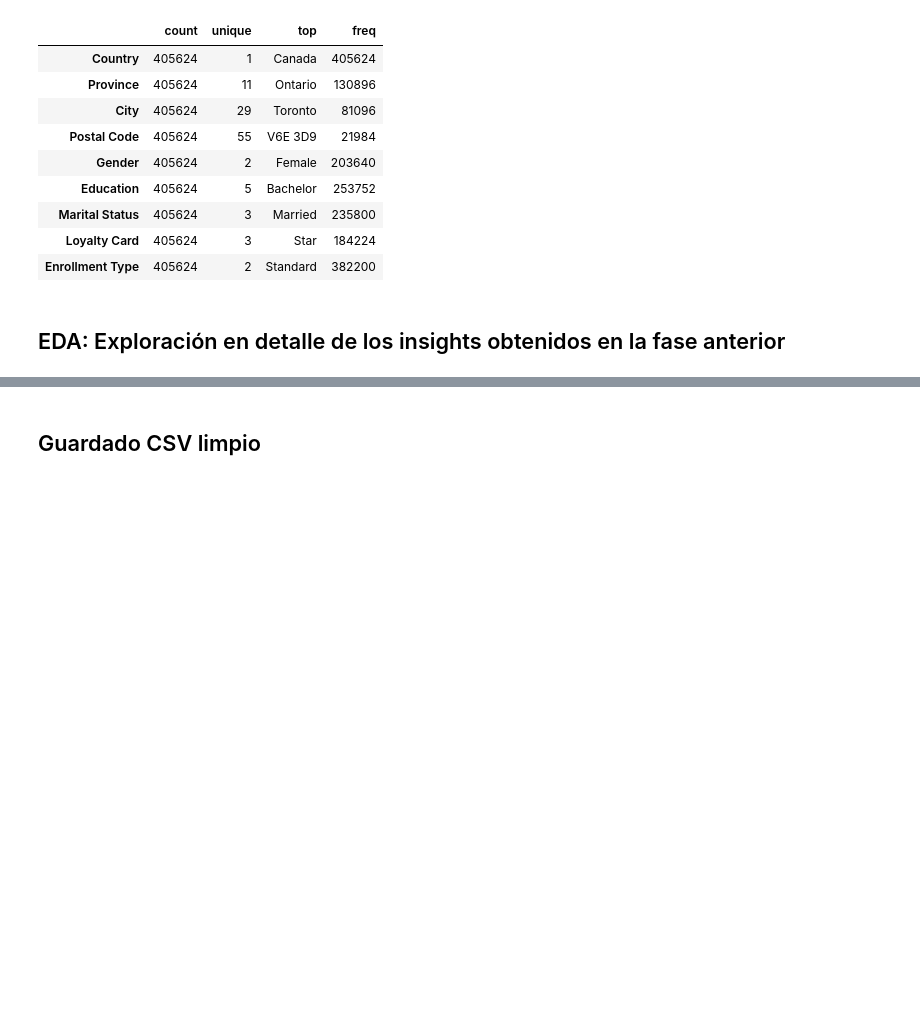
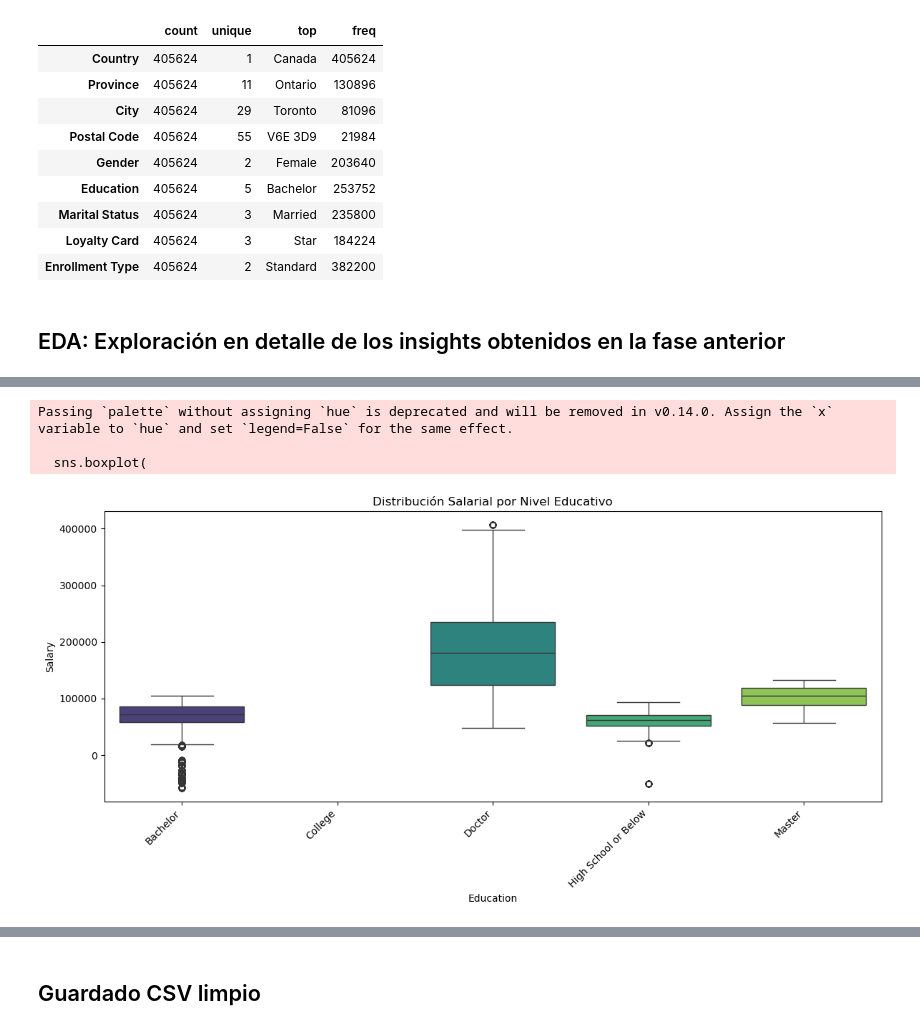
Before and after one commit to Adalab/bda-modulo-3-evaluacion-final-micaelalafratta, a Jupyter notebook: modulo-3-evaluacion-final-micaelalafratta.ipynb, the cells around one changed output, grey strips where cells are left out. Cells and saved outputs as stored; diff of their text form; code cells hidden in the pictures; blank space fills up the shorter version.

```diff
--- a/modulo-3-evaluacion-final-micaelalafratta.ipynb
+++ b/modulo-3-evaluacion-final-micaelalafratta.ipynb
@@ -458,0 +497,22 @@ if nulos_restantes > 0:
+# %%
+#Relación entre Salary y Education
+plt.figure(figsize=(12, 6))
+# Usamos una paleta diferente para las múltiples categorías de Education
+sns.boxplot(
+    data=df_merged.sort_values('Education'), # Opcional: ordenar para mejor visualización
+    x='Education',
+    y='Salary',
+    palette=sns.color_palette("viridis", n_colors=len(df_merged['Education'].unique()))
+)
+plt.title('Distribución Salarial por Nivel Educativo')
+plt.xticks(rotation=45, ha='right') # Rotar etiquetas del eje X para mejor lectura
+plt.tight_layout()
+plt.show()
+
+
+#Falta "College" en "Education"
+# %% [output]
+Passing `palette` without assigning `hue` is deprecated and will be removed in v0.14.0. Assign the `x` variable to `hue` and set `legend=False` for the same effect.
+
+  sns.boxplot(
+[figure, added]
```
Also changed, not shown: parts of 29 cells of this notebook, 1 other file.
